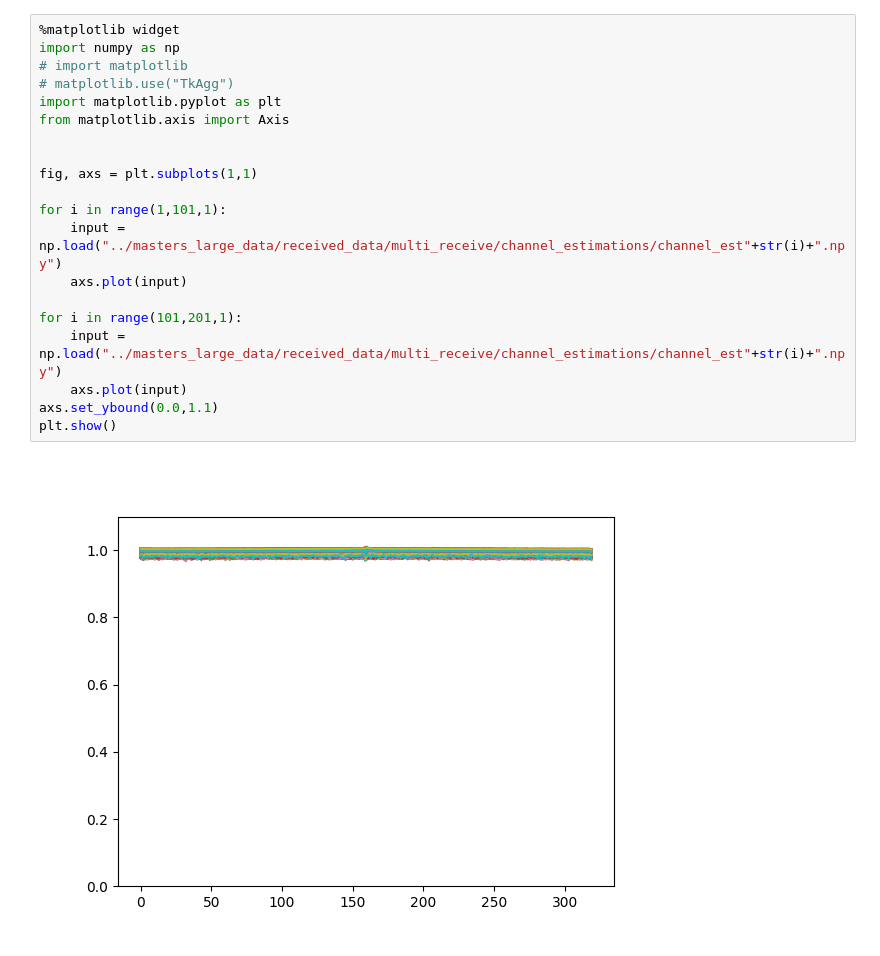
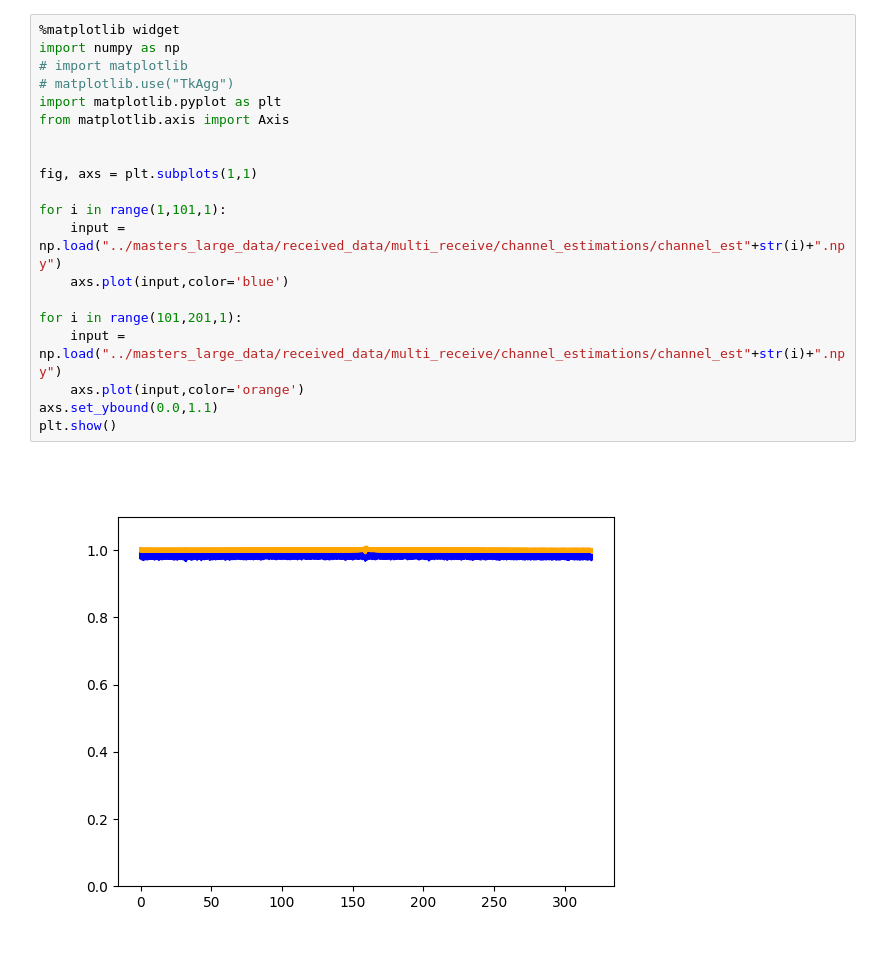
Before and after one commit to roryschram/masters, a Jupyter notebook: waveform_processing_multi_capture/simple_signal/visual_check.ipynb, the cells around one changed output. Saved outputs shown, nothing was run; the diff lists cells and outputs as text.

```diff
--- a/waveform_processing_multi_capture/simple_signal/visual_check.ipynb
+++ b/waveform_processing_multi_capture/simple_signal/visual_check.ipynb
@@ -1,22 +1,22 @@
 # %%
 %matplotlib widget
 import numpy as np
 # import matplotlib
 # matplotlib.use("TkAgg")
 import matplotlib.pyplot as plt
 from matplotlib.axis import Axis
 
 
 fig, axs = plt.subplots(1,1)
 
 for i in range(1,101,1):
     input = np.load("../masters_large_data/received_data/multi_receive/channel_estimations/channel_est"+str(i)+".npy")
-    axs.plot(input)
+    axs.plot(input,color='blue')
 
 for i in range(101,201,1):
     input = np.load("../masters_large_data/received_data/multi_receive/channel_estimations/channel_est"+str(i)+".npy")
-    axs.plot(input)
+    axs.plot(input,color='orange')
 axs.set_ybound(0.0,1.1)
 plt.show()
 # %% [output]
-[figure, old version]
+[figure, new version]
```
Also changed, not shown: 9 other files.
